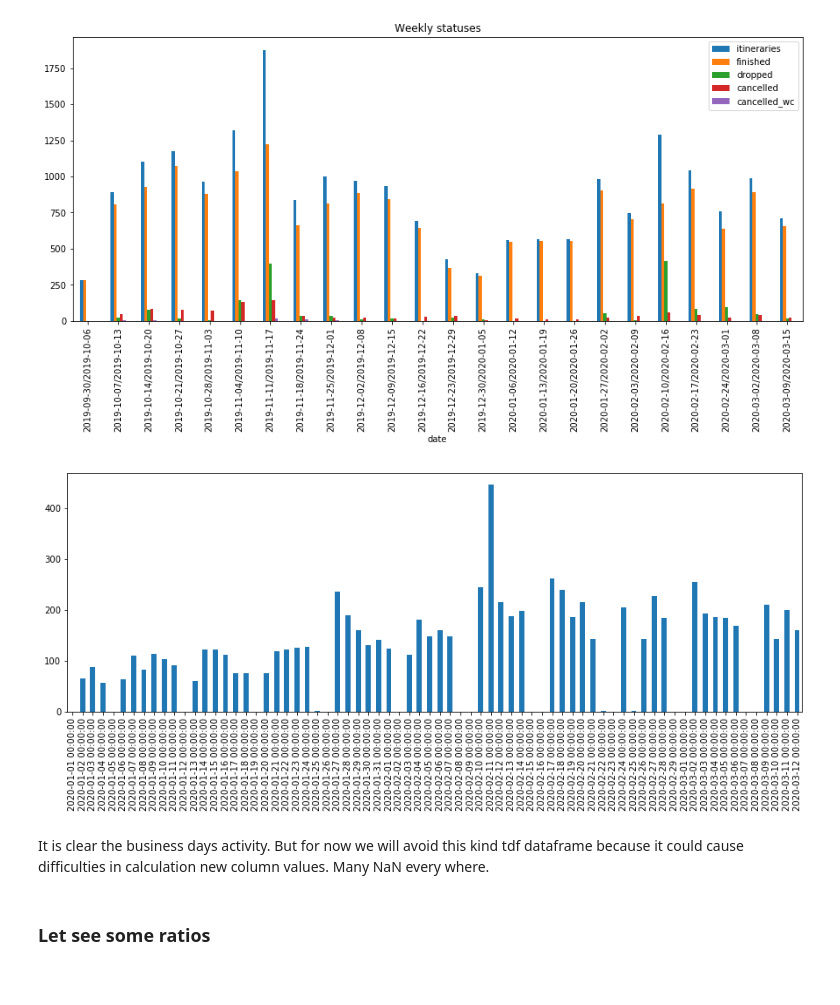
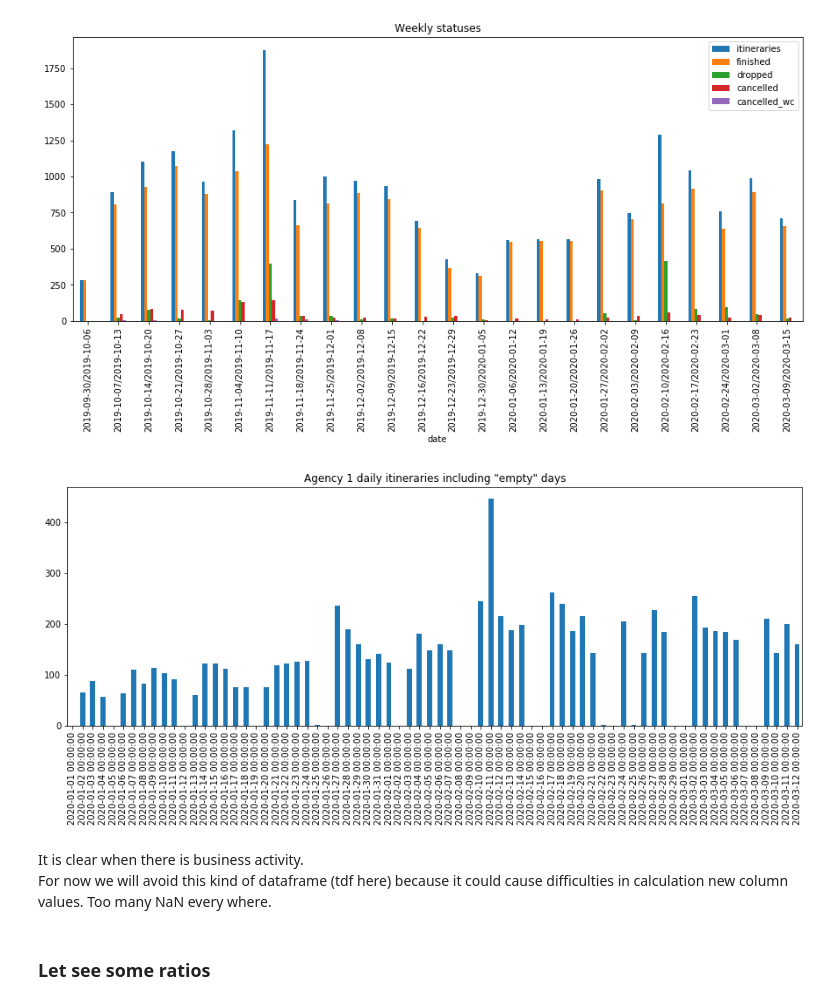
Before and after one commit to akanelson/ds4a, a Jupyter notebook: initial_exploratory_analysis/05 - EDA - First Approach.ipynb, the cells around one changed output. Drawn from its saved outputs; the diff is of its cells as text; code cells hidden in the pictures.

```diff
--- a/initial_exploratory_analysis/05 - EDA - First Approach.ipynb
+++ b/initial_exploratory_analysis/05 - EDA - First Approach.ipynb
@@ -247,21 +286,23 @@ plt.title('Weekly statuses');
 # %%
 # How to force seeing all indexes dates
 idx = pd.date_range(df_a1.index.min(), df_a1.index.max(), freq='D')
 # create a temporal dataframe column worth for nothing
 tdf = pd.DataFrame(columns={'TMP': [np.nan]*len(idx)}, index=idx)
 # concatenate it with our dataframe
 tdf = pd.concat([df_a1, tdf], axis=1)
 # remove temporal column
 del tdf['TMP']
 # plot an example to see empty holes
 tdf[tdf.index >= '2020']['itineraries'].plot.bar(figsize=(15,5));
 plt.xticks(rotation=90);
+plt.title('Agency 1 daily itineraries including "empty" days')
 # remove our example dataframe from memory
 del tdf
 # %% [output]
-[figure, old version]
+[figure, new version]
 # %% [markdown]
-It is clear the business days activity. But for now we will avoid this kind tdf dataframe because it could cause difficulties in calculation new column values. Many NaN every where.
+It is clear when there is business activity.
+For now we will avoid this kind of dataframe (tdf here) because it could cause difficulties in calculation new column values. Too many NaN every where.
 # %% [markdown]
 ### Let see some ratios
 # %%
```
Also changed, not shown: parts of 40 cells of this notebook.
